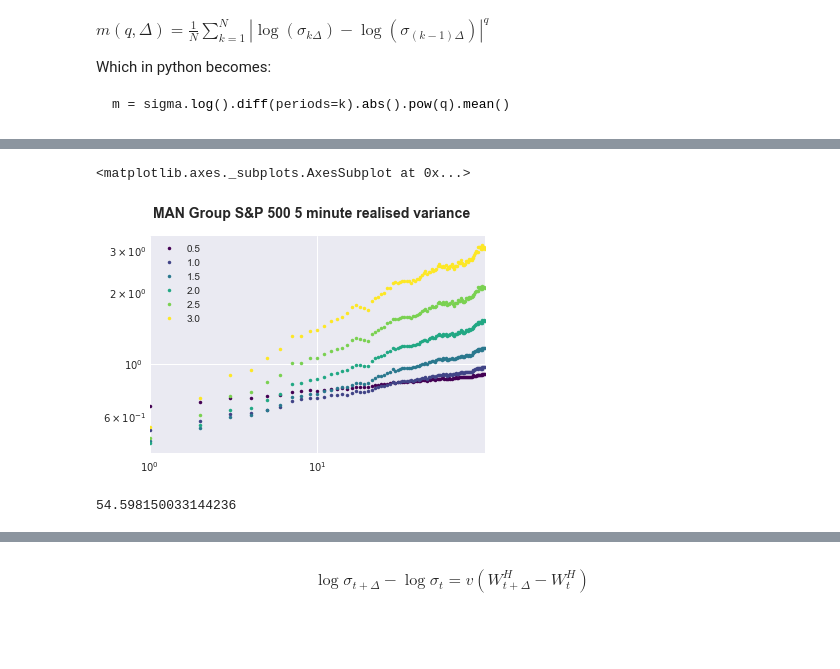
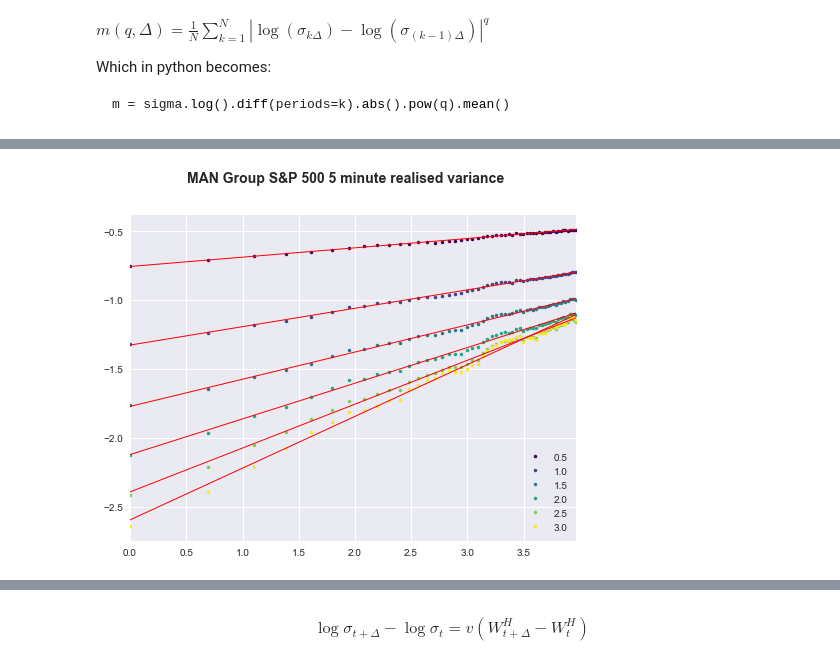
Before and after one commit to ef4s/RoughVol, a Jupyter notebook: Untitled.ipynb, the cells around one changed output, grey strips where cells are left out. Drawn from its saved outputs; the diff is of its cells as text; code cells hidden in the pictures; blank space fills up the shorter version.

````diff
--- a/Untitled.ipynb
+++ b/Untitled.ipynb
@@ -22,5 +23,9 @@ Fractional Brownian Motion (fBM) is like Brownian Motion, but the increments are
 # %% [markdown]
 [Man Group Data](http://realized.oxford-man.ox.ac.uk/data/download)
 # %%
-man = pd.read_csv('OxfordManRealizedVolatilityIndices.csv', header=2, index_col=0, parse_dates=True, usecols=[0,1])
-man = np.log(man['SPX2.rv'].
+man = pd.read_csv('OxfordManRealizedVolatilityIndices.csv', header=2, index_col=0, parse_dates=True, usecols=[0,1])['SPX2.rv']
+man.dropna(inplace=True)
+# man = pd.Series(man)
+man_log_var = np.log(man)
+man_log_std = np.log(np.sqrt(man))
+# man = np.log(man['SPX2.rv'].apply(np.sqrt))
@@ -64,11 +106,11 @@ m = sigma.log().diff(periods=k).abs().pow(q).mean()
 ```
 # %%
 q_s = np.arange(0.5, 3.5, 0.5)
-idx = list(range(1, 100))
+idx = list(range(1, int(np.exp(4))))
 res = []
 for q in q_s:
     _res = []
     for k in idx:
-        _res.append(man.diff(periods=k).abs().pow(q).mean())
+        _res.append(man_log_std.diff(periods=k).abs().pow(q).mean())
     res.append(pd.Series(_res, index=idx))
 res = pd.DataFrame(res, index=q_s).T
@@ -75,18 +120,31 @@ res = pd.DataFrame(res, index=q_s).T
+# %%
+logres = res.apply(np.log)
+logres.index = np.log(res.index)
+# %%
+regression_coefs = {}
+for l in logres:
+    regr = linear_model.LinearRegression(fit_intercept=True)
+    x = logres[l].index.values.reshape(-1, 1)
+    y = logres[l].values.reshape(-1, 1)
+    regr.fit(x,y)
+    regression_coefs[l] = np.array([regr.intercept_, regr.coef_[0]]).T[0]
 # %%
-fig = plt.figure()
+fig = plt.figure(figsize=(8, 6))
 fig.suptitle('MAN Group S&P 500 5 minute realised variance', fontsize=14, fontweight='bold')
 
 ax = fig.add_subplot(111)
 
-res.plot(logx=True, logy=True, style='.', colormap='viridis', ax=ax)
+logres.plot(style='.', colormap='viridis', ax=ax)
 
+regression_coefs = {}
+for l in logres:
+    regr = linear_model.LinearRegression(fit_intercept=True)
+    x = logres[l].index.values.reshape(-1, 1)
+    y = logres[l].values.reshape(-1, 1)
+    regr.fit(x,y)
+    plt.plot(x, regr.predict(x), color='red', linewidth=1)
 
 # ax.xaxis.set_major_formatter(ScalarFormatter())
 # ax.yaxis.set_major_formatter(ScalarFormatter())
 # %% [output]
-<matplotlib.axes._subplots.AxesSubplot at 0x...>
-[figure, old version]
+[figure, new version]
-# %%
-np.exp(4)
-# %% [output]
-54.598150033144236
````
Also changed, not shown: parts of 32 cells of this notebook.
